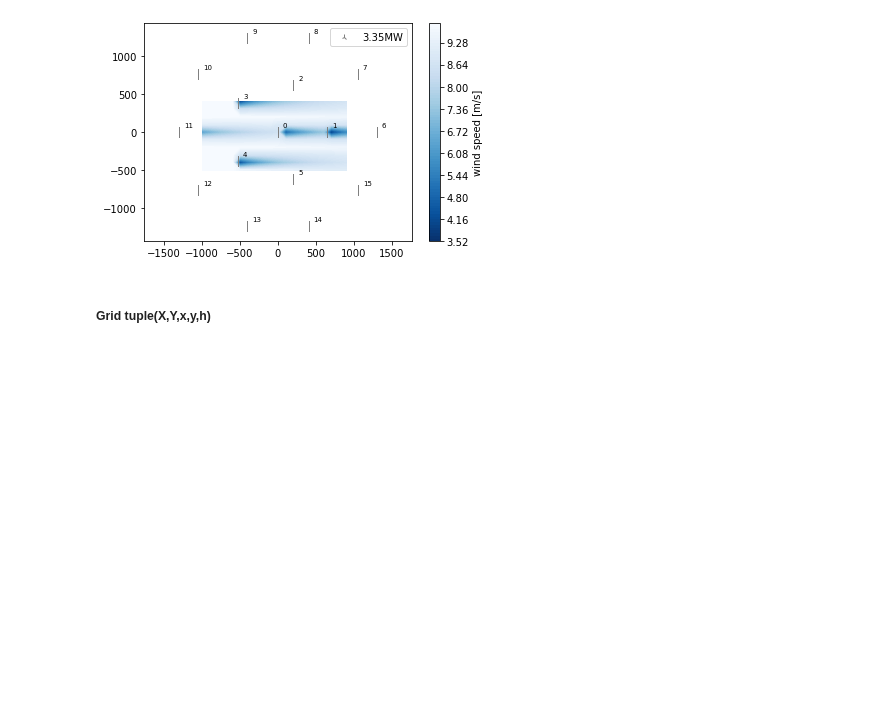
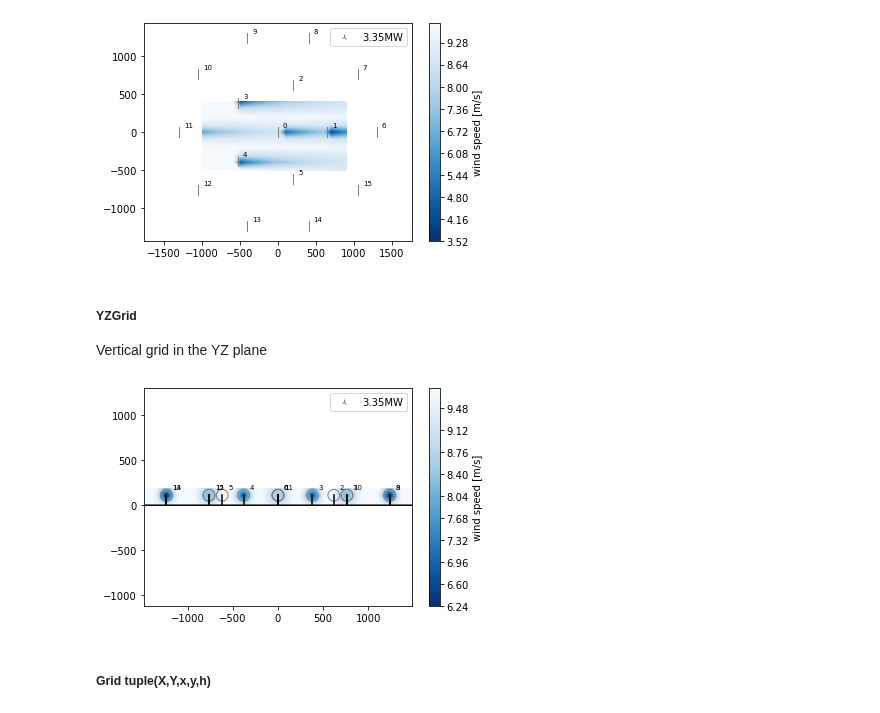
Before and after one commit to DTUWindEnergy/PyWake, a Jupyter notebook: docs/notebooks/RunWindFarmSimulation.ipynb, the cells around one changed output. Drawn from its saved outputs; the diff is of its cells as text; code cells hidden in the pictures; blank space fills up the shorter version.

Commit message:
add YZGrid + tests

```diff
--- a/docs/notebooks/RunWindFarmSimulation.ipynb
+++ b/docs/notebooks/RunWindFarmSimulation.ipynb
@@ -126,6 +126,17 @@ for grid in [None, # defaults to HorizontalGrid(resolution=500, extend=0.2)
 [figure]
 [figure]
 [figure]
+# %% [markdown]
+##### YZGrid
+Vertical grid in the YZ plane
+# %%
+from py_wake import YZGrid
+for grid in [YZGrid(x=-100, y=None, resolution=100, extend=.1), # custom resolution and extend
+             ]:
+    plt.figure()
+    sim_res.flow_map(grid=grid, wd=270, ws=None).plot_wake_map()
+# %% [output]
+[figure, added]
 # %% [markdown]
 ##### Grid tuple(X,Y,x,y,h)
 # %%
```
Also changed, not shown: parts of 3 cells of this notebook, 8 other files.
